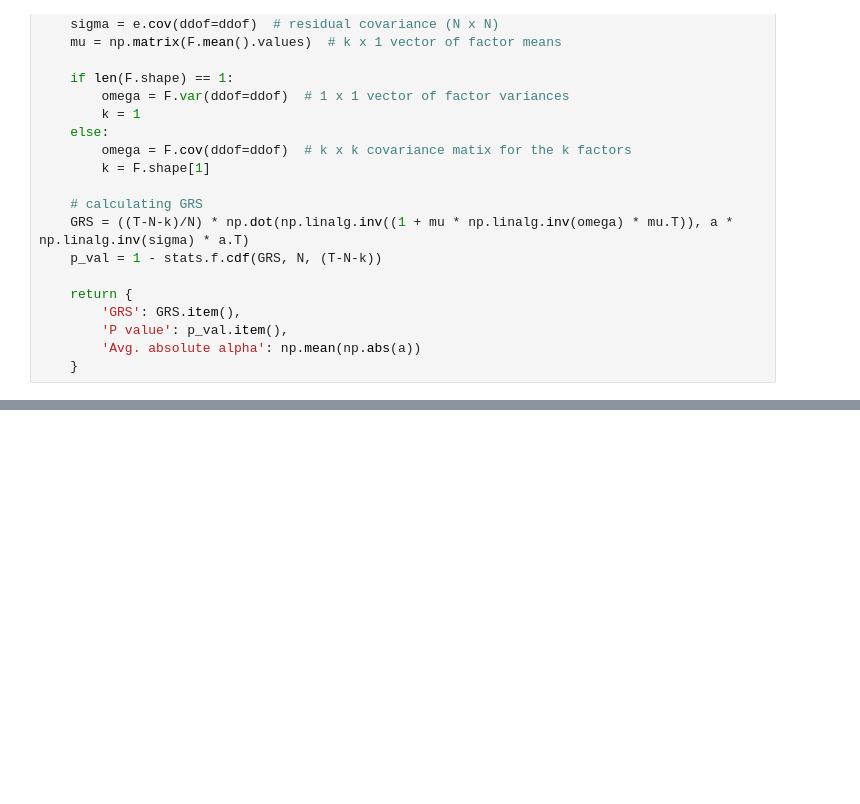
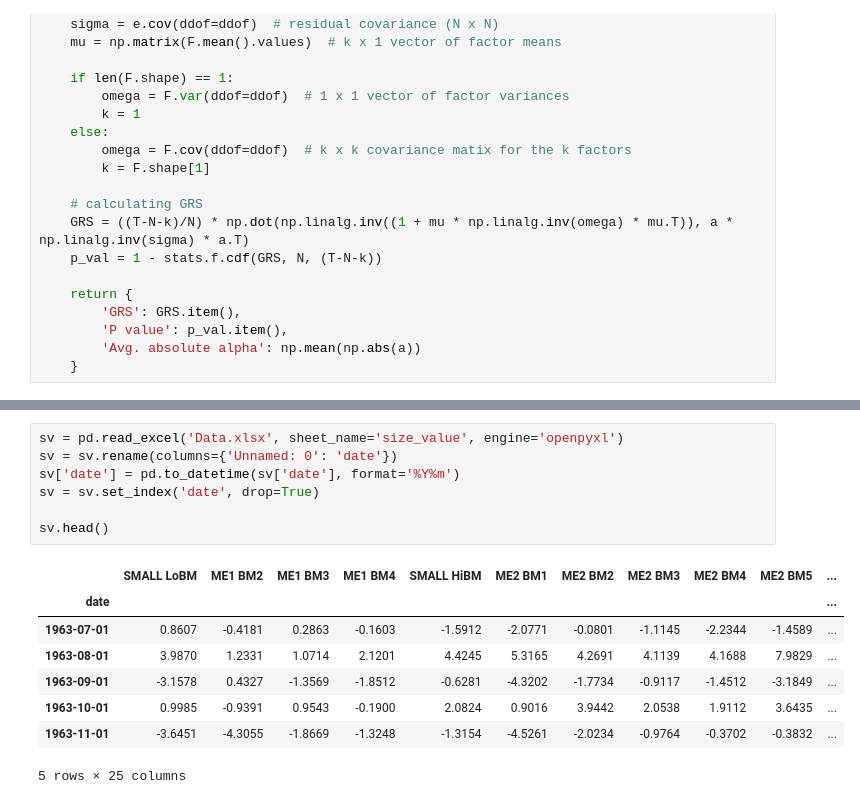
Before and after one commit to ismand95/QFE, a Jupyter notebook: Problem Set 4 - Cross-Sectional Asset Pricing/My Solution/Problem Set 4 - Cross-Sectional Asset Pricing.ipynb, the cells around one changed output, grey strips where cells are left out. Drawn from its saved outputs; the diff is of its cells as text; blank space fills up the shorter version.

```diff
--- a/Problem Set 4 - Cross-Sectional Asset Pricing/My Solution/Problem Set 4 - Cross-Sectional Asset Pricing.ipynb
+++ b/Problem Set 4 - Cross-Sectional Asset Pricing/My Solution/Problem Set 4 - Cross-Sectional Asset Pricing.ipynb
@@ -249,0 +310,16 @@ pd.DataFrame(out)
+# %%
+sv = pd.read_excel('Data.xlsx', sheet_name='size_value', engine='openpyxl')
+sv = sv.rename(columns={'Unnamed: 0': 'date'})
+sv['date'] = pd.to_datetime(sv['date'], format='%Y%m')
+sv = sv.set_index('date', drop=True)
+
+sv.head()
+# %% [output]
+|  | SMALL LoBM | ME1 BM2 | ME1 BM3 | ME1 BM4 | SMALL HiBM | ME2 BM1 | ME2 BM2 | ME2 BM3 | ME2 BM4 | ME2 BM5 | ... |
+| date |  |  |  |  |  |  |  |  |  |  | ... |
+| 1963-07-01 | 0.8607 | -0.4181 | 0.2863 | -0.1603 | -1.5912 | -2.0771 | -0.0801 | -1.1145 | -2.2344 | -1.4589 | ... |
+| 1963-08-01 | 3.9870 | 1.2331 | 1.0714 | 2.1201 | 4.4245 | 5.3165 | 4.2691 | 4.1139 | 4.1688 | 7.9829 | ... |
+| 1963-09-01 | -3.1578 | 0.4327 | -1.3569 | -1.8512 | -0.6281 | -4.3202 | -1.7734 | -0.9117 | -1.4512 | -3.1849 | ... |
+| 1963-10-01 | 0.9985 | -0.9391 | 0.9543 | -0.1900 | 2.0824 | 0.9016 | 3.9442 | 2.0538 | 1.9112 | 3.6435 | ... |
+| 1963-11-01 | -3.6451 | -4.3055 | -1.8669 | -1.3248 | -1.3154 | -4.5261 | -2.0234 | -0.9764 | -0.3702 | -0.3832 | ... |
+5 rows × 25 columns
```
Also changed, not shown: parts of 26 cells of this notebook.
